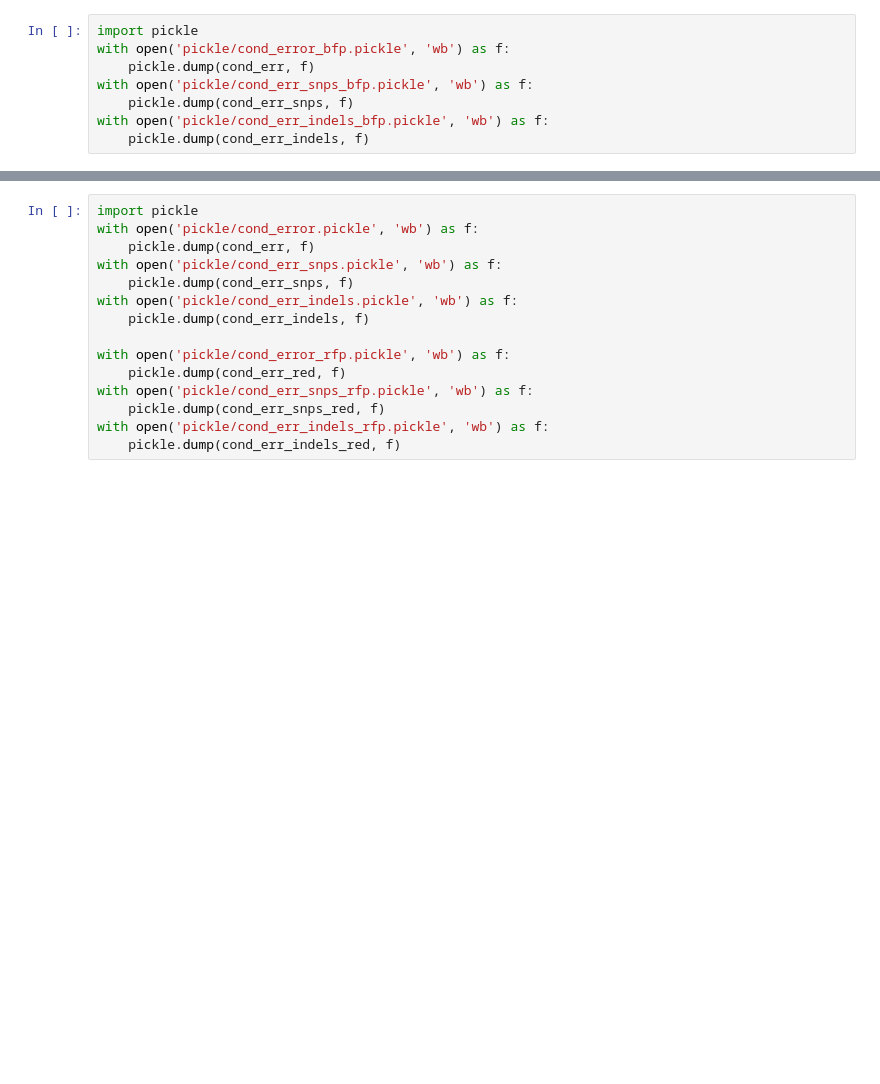
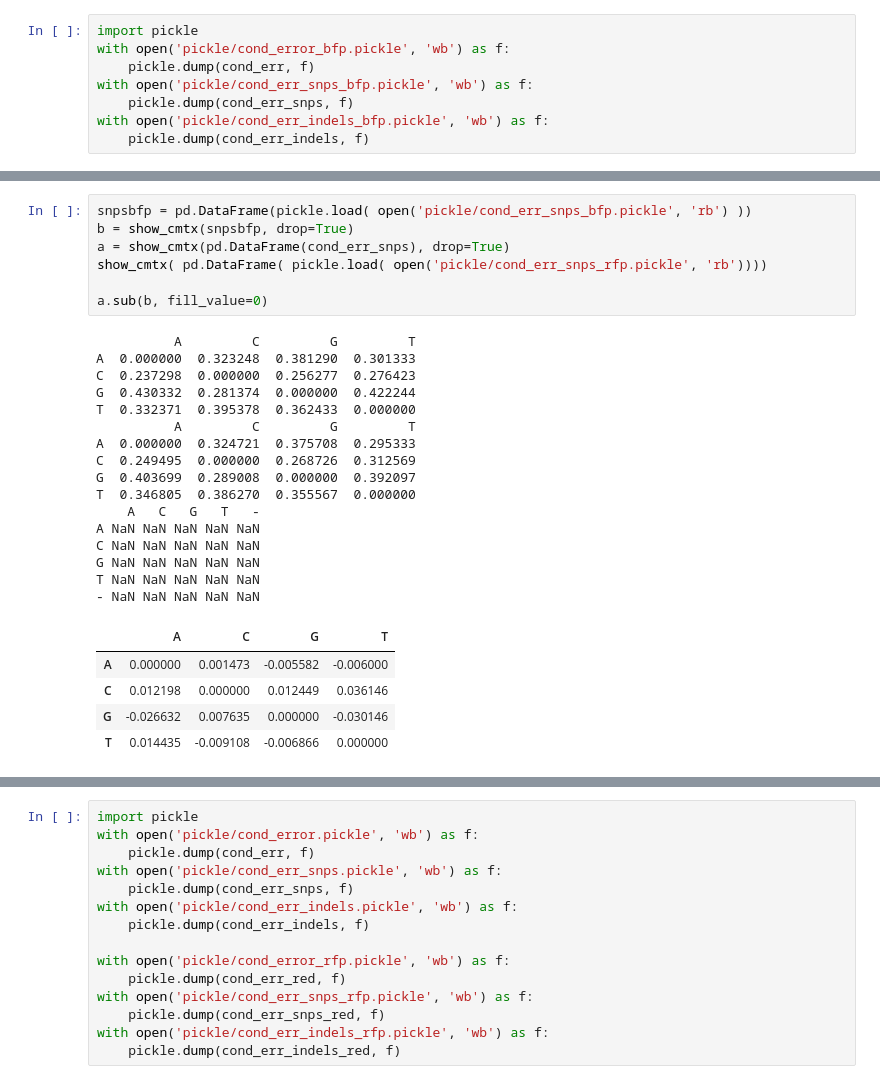
Before and after one commit to Davidebear/mutalib, a Jupyter notebook: tracking.ipynb, the cells around one changed output, grey strips where cells are left out. Saved outputs shown, nothing was run; the diff lists cells and outputs as text; blank space fills up the shorter version.

```diff
--- a/tracking.ipynb
+++ b/tracking.ipynb
@@ -619,0 +637,29 @@ with open('pickle/cond_err_indels_bfp.pickle', 'wb') as f:
+# %%
+snpsbfp = pd.DataFrame(pickle.load( open('pickle/cond_err_snps_bfp.pickle', 'rb') ))
+b = show_cmtx(snpsbfp, drop=True)
+a = show_cmtx(pd.DataFrame(cond_err_snps), drop=True)
+show_cmtx( pd.DataFrame( pickle.load( open('pickle/cond_err_snps_rfp.pickle', 'rb'))))
+
+a.sub(b, fill_value=0)
+# %% [output]
+          A         C         G         T
+A  0.000000  0.323248  0.381290  0.301333
+C  0.237298  0.000000  0.256277  0.276423
+G  0.430332  0.281374  0.000000  0.422244
+T  0.332371  0.395378  0.362433  0.000000
+          A         C         G         T
+A  0.000000  0.324721  0.375708  0.295333
+C  0.249495  0.000000  0.268726  0.312569
+G  0.403699  0.289008  0.000000  0.392097
+T  0.346805  0.386270  0.355567  0.000000
+    A   C   G   T   -
+A NaN NaN NaN NaN NaN
+C NaN NaN NaN NaN NaN
+G NaN NaN NaN NaN NaN
+T NaN NaN NaN NaN NaN
+- NaN NaN NaN NaN NaN
+|  | A | C | G | T |
+| A | 0.000000 | 0.001473 | -0.005582 | -0.006000 |
+| C | 0.012198 | 0.000000 | 0.012449 | 0.036146 |
+| G | -0.026632 | 0.007635 | 0.000000 | -0.030146 |
+| T | 0.014435 | -0.009108 | -0.006866 | 0.000000 |
```
Also changed, not shown: parts of 7 cells of this notebook.
